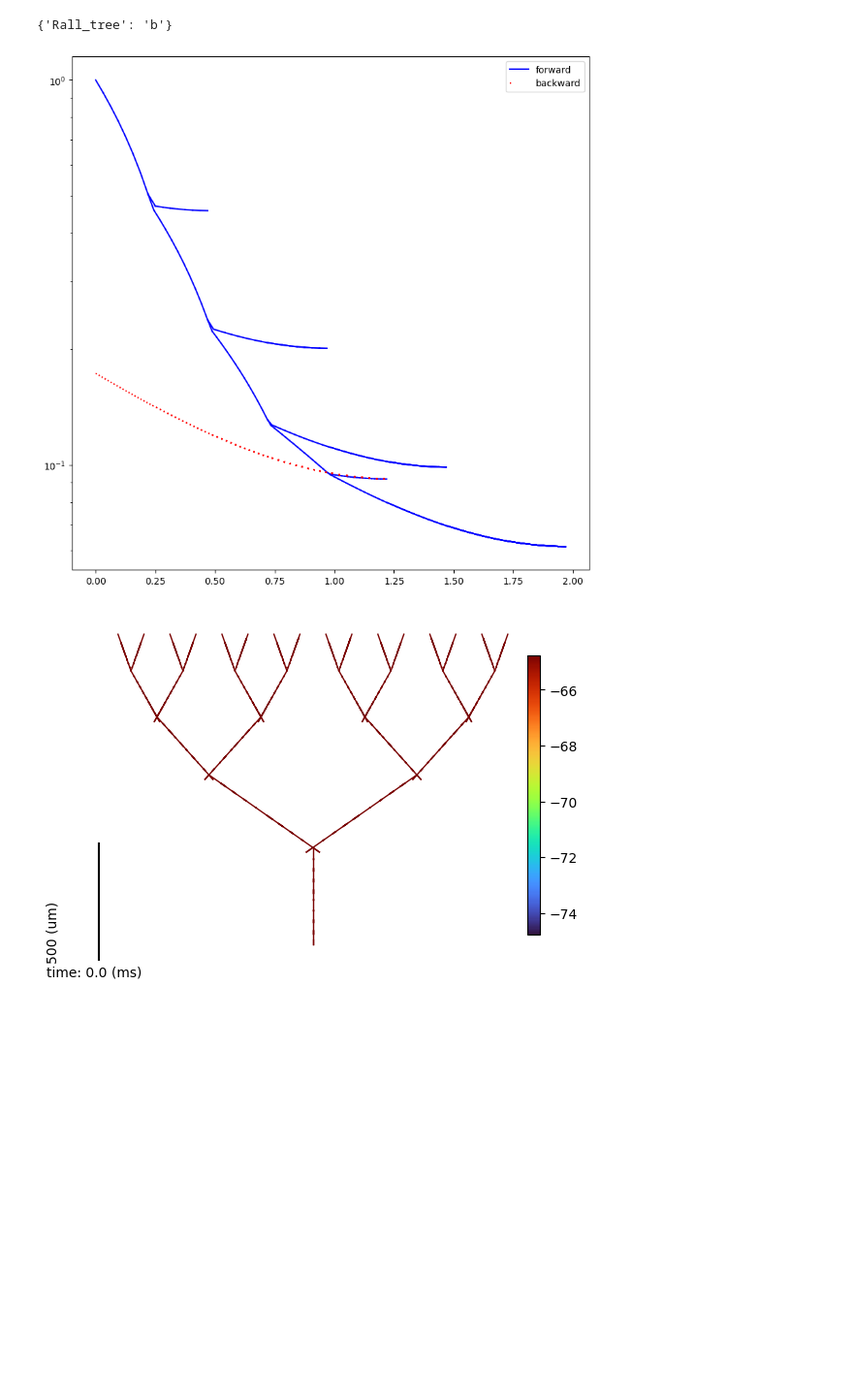
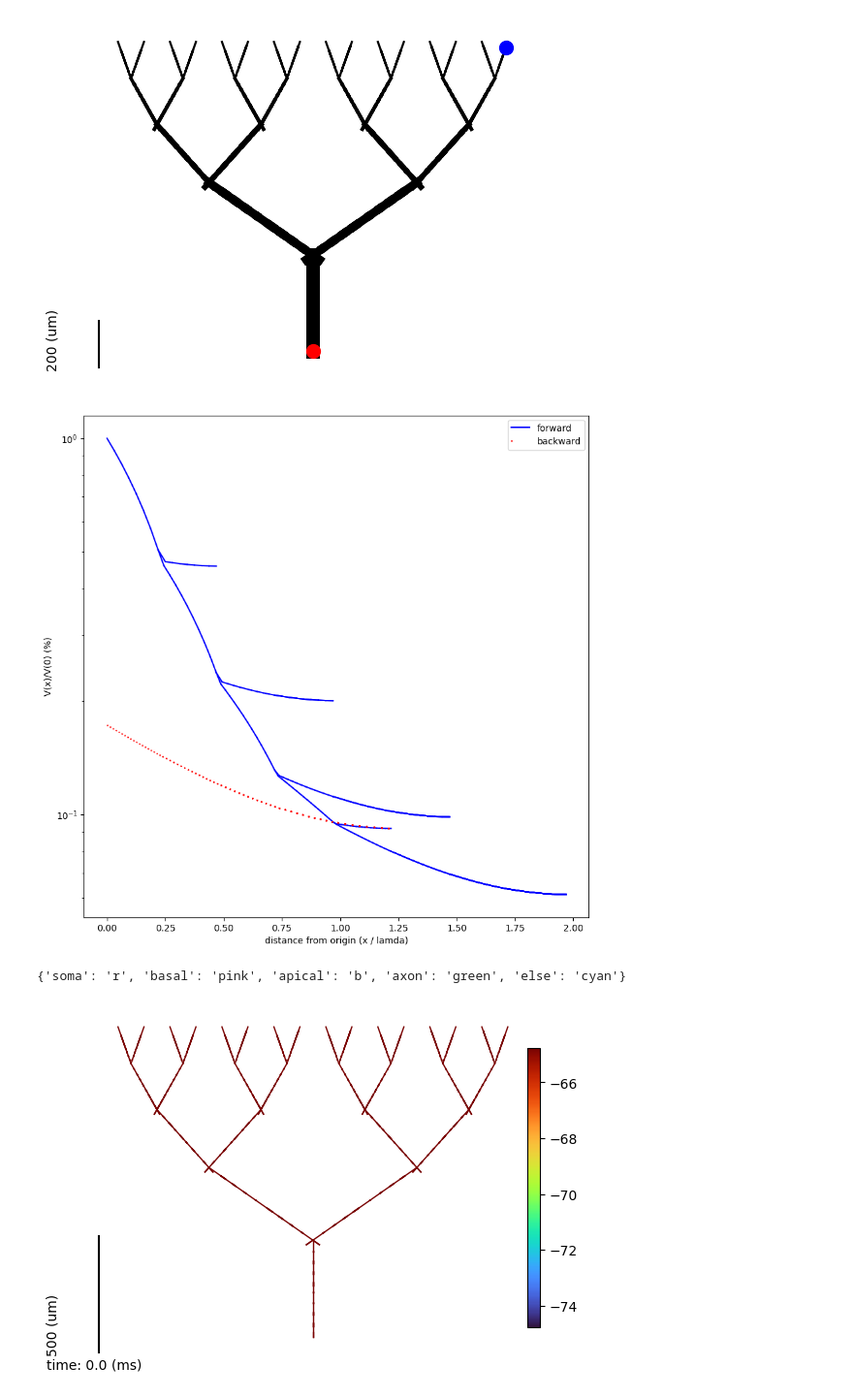
Before and after one commit to YoniLeibner/Neuron_analysis_tool, a Jupyter notebook: Neuron_analysis_tool/example Rall model.ipynb, the cells around one changed output. Shown at 97% size. Drawn from its saved outputs; the diff is of its cells as text; code cells hidden in the pictures; blank space fills up the shorter version.

```diff
--- a/Neuron_analysis_tool/example Rall model.ipynb
+++ b/Neuron_analysis_tool/example Rall model.ipynb
@@ -25,3 +25,3 @@ open_morph:  /ems/elsc-labs/segev-i/yoni.leibner/PycharmProjects/Neuron_analysis
 # %%
-analyser.create_card(scale=100, initial_seg=list(analyser.cell.soma[0])[0], diam_factor=1)
+fig, ax = analyser.create_card(scale=100, start_seg=list(analyser.cell.soma[0])[0], diam_factor=1)
 # %% [output]
@@ -71,7 +65,3 @@ name: allen_model[0].apic[26] , e_length: 0.25 , diam: 1.5750000476837156
 name: allen_model[0].apic[27] , e_length: 0.25 , diam: 2.4999999999999996
 name: allen_model[0].apic[28] , e_length: 0.25 , diam: 1.5750000476837154
 name: allen_model[0].apic[29] , e_length: 0.25 , diam: 1.5750000476837152
-# %%
-analyser.colors_dict
-# %% [output]
-{'Rall_tree': 'b'}
@@ -83,20 +68,38 @@ def legend_without_duplicate_labels(ax):
 # %%
+def legend_without_duplicate_labels(ax):
+    handles, labels = ax.get_legend_handles_labels()
+    unique = [(h, l) for i, (h, l) in enumerate(zip(handles, labels)) if l not in labels[:i]]
+    ax.legend(*zip(*unique))
+
 colors_dict = deepcopy(analyser.colors_dict)
+plt.figure()
+colors_dict1 = {key:'k' for key in colors_dict.keys()}
+analyser.change_color_dict(colors_dict1)
+
+seg_to_indicate_dict = {list(analyser.cell.soma[0])[0]:dict(size=100, color='r', alpha=1), list(analyser.cell.apic[29])[-1]:dict(size=100, color='b', alpha=1)}
+analyser.plot_morph(ax=plt.gca(), theta=0, seg_to_indicate_dict=seg_to_indicate_dict, scale=200, diam_factor=1)
+
+
 fig, ax = plt.subplots(1, 1, figsize=(10, 10))
-colors_dict2 = {'Rall_tree':'b'}
+colors_dict2 = {key:'b' for key in colors_dict.keys()}
 analyser.change_color_dict(colors_dict2)
 
-ax, norm_by = analyser.plot_attanuation(protocol=long_pulse_protocol, ax=ax, initial_seg =list(analyser.cell.apic[29])[-1], label='forward')
+ax, norm_by = analyser.plot_attanuation(protocol=long_pulse_protocol, ax=ax, start_seg=list(analyser.cell.apic[29])[-1], label='forward')
 
-colors_dict3 = {'Rall_tree':'r'}
+colors_dict3 =  {key:'r' for key in colors_dict.keys()}
 analyser.change_color_dict(colors_dict3)
-ax, norm_by = analyser.plot_attanuation(protocol=long_pulse_protocol, ax=ax, initial_seg =list(analyser.cell.soma[0])[0], norm=False, norm_by=norm_by, ls='--', dashes=(1, 200), label='backward')
+ax, norm_by = analyser.plot_attanuation(protocol=long_pulse_protocol, ax=ax, start_seg=list(analyser.cell.soma[0])[0], norm=False, norm_by=norm_by, ls='--', dashes=(1, 100), label='backward')
 analyser.change_color_dict(colors_dict)
 
 ax.legend()
 legend_without_duplicate_labels(ax)
 # %% [output]
-[figure, old version]
+[figure, new version]
+[figure, added]
+# %%
+colors_dict
+# %% [output]
+{'soma': 'r', 'basal': 'pink', 'apical': 'b', 'axon': 'green', 'else': 'cyan'}
 # %%
 record_dict, time = analyser.record_protocol(cut_start_ms=1000.0)
 # %%
```
Also changed, not shown: parts of 7 cells of this notebook, 11 other files.
